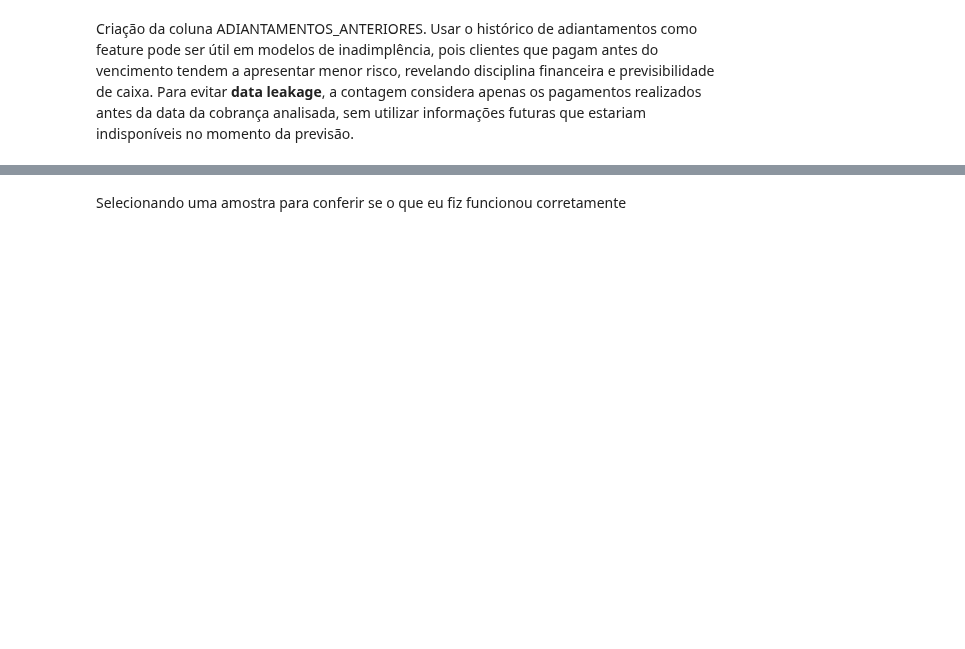
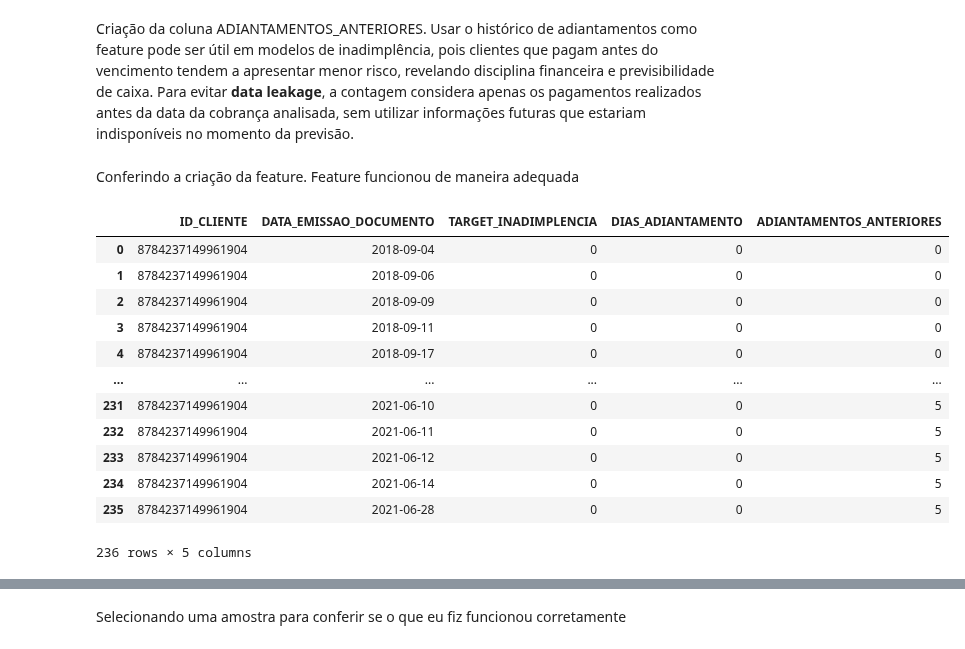
Before and after one commit to mmdes/default-risk-analysis, a Jupyter notebook: notebooks/feature_engineering.ipynb, the cells around one changed output, grey strips where cells are left out. Drawn from its saved outputs; the diff is of its cells as text; code cells hidden in the pictures; blank space fills up the shorter version.

```diff
--- a/notebooks/feature_engineering.ipynb
+++ b/notebooks/feature_engineering.ipynb
@@ -110,0 +136,18 @@ merged_dataset['ADIANTAMENTOS_ANTERIORES'] = (
+# %% [markdown]
+Conferindo a criação da feature. Feature funcionou de maneira adequada
+# %%
+merged_dataset[merged_dataset['ID_CLIENTE']==8784237149961904][['ID_CLIENTE', 'DATA_EMISSAO_DOCUMENTO', 'TARGET_INADIMPLENCIA','DIAS_ADIANTAMENTO',  'ADIANTAMENTOS_ANTERIORES']]
+# %% [output]
+|  | ID_CLIENTE | DATA_EMISSAO_DOCUMENTO | TARGET_INADIMPLENCIA | DIAS_ADIANTAMENTO | ADIANTAMENTOS_ANTERIORES |
+| 0 | 8784237149961904 | 2018-09-04 | 0 | 0 | 0 |
+| 1 | 8784237149961904 | 2018-09-06 | 0 | 0 | 0 |
+| 2 | 8784237149961904 | 2018-09-09 | 0 | 0 | 0 |
+| 3 | 8784237149961904 | 2018-09-11 | 0 | 0 | 0 |
+| 4 | 8784237149961904 | 2018-09-17 | 0 | 0 | 0 |
+| ... | ... | ... | ... | ... | ... |
+| 231 | 8784237149961904 | 2021-06-10 | 0 | 0 | 5 |
+| 232 | 8784237149961904 | 2021-06-11 | 0 | 0 | 5 |
+| 233 | 8784237149961904 | 2021-06-12 | 0 | 0 | 5 |
+| 234 | 8784237149961904 | 2021-06-14 | 0 | 0 | 5 |
+| 235 | 8784237149961904 | 2021-06-28 | 0 | 0 | 5 |
+236 rows × 5 columns
```
Also changed, not shown: parts of 13 cells of this notebook.
